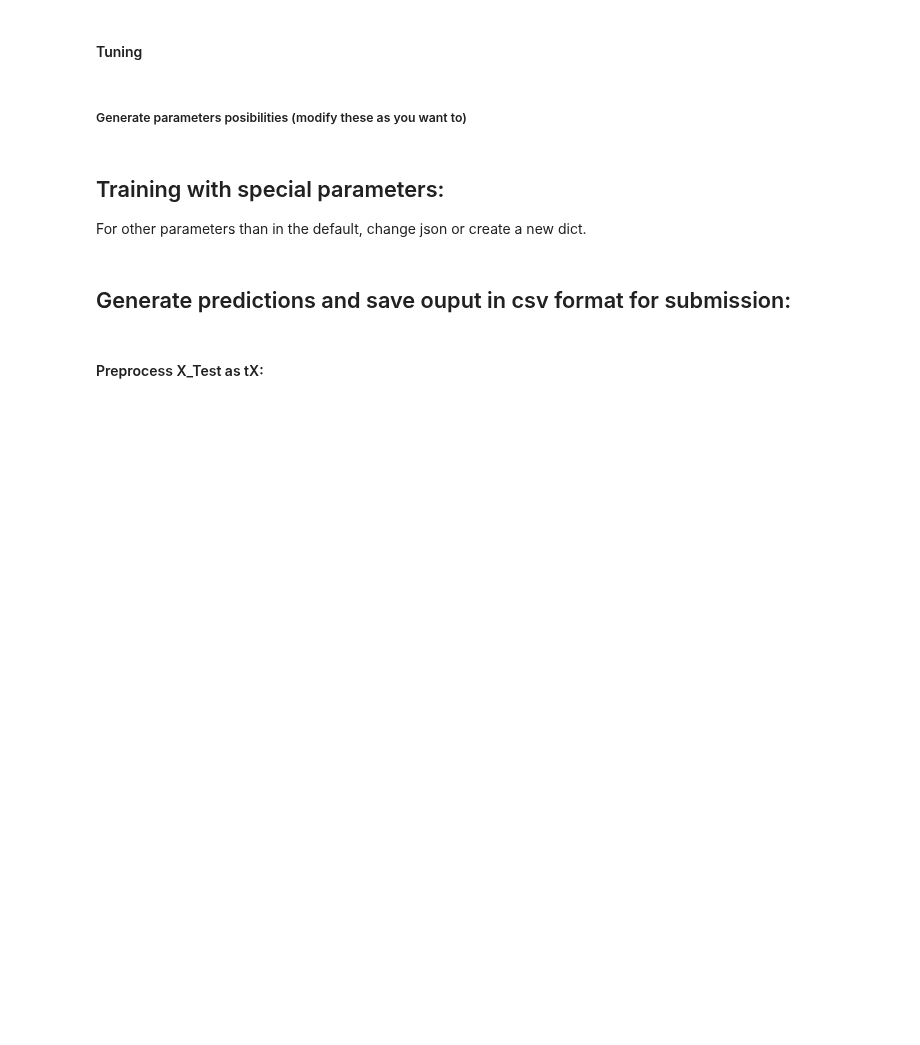
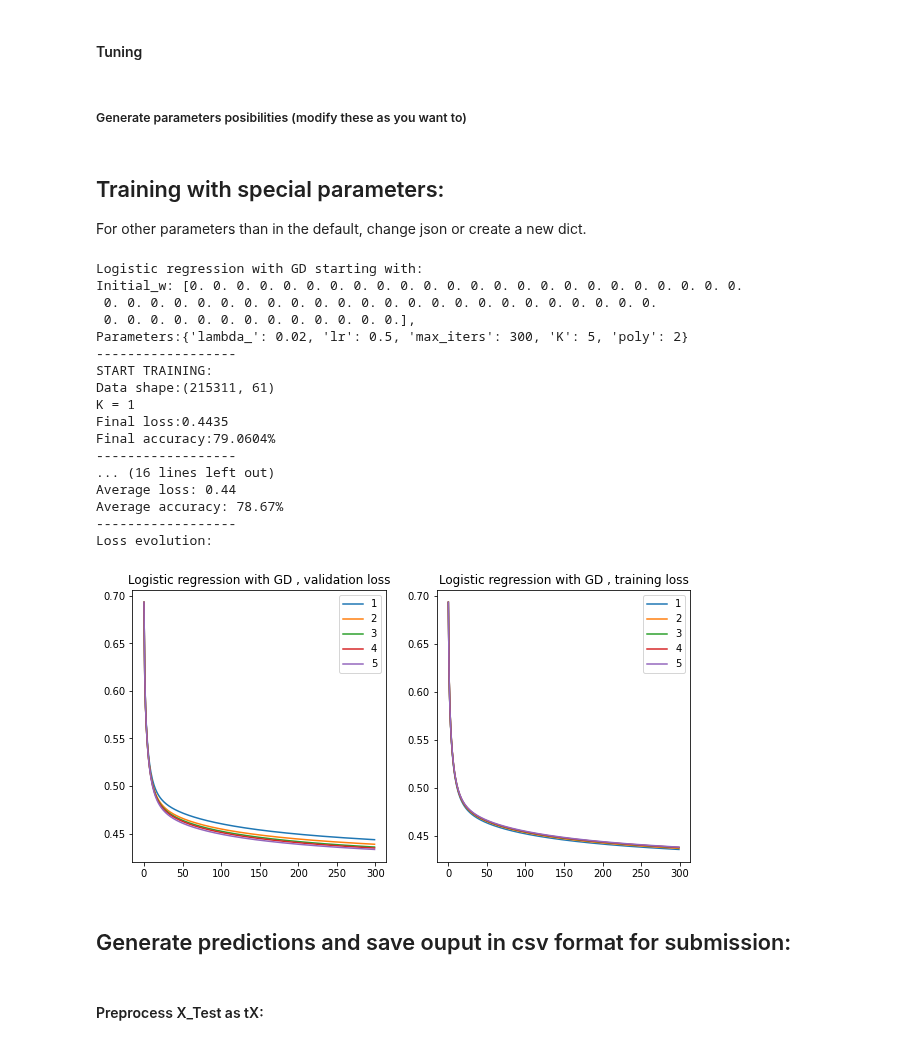
Before and after one commit to Dreyvor/ML_Project_1, a Jupyter notebook: final_submission/project_1.ipynb, the cells around one changed output. Drawn from its saved outputs; the diff is of its cells as text; code cells hidden in the pictures; blank space fills up the shorter version.

```diff
--- a/final_submission/project_1.ipynb
+++ b/final_submission/project_1.ipynb
@@ -269,6 +323,6 @@ Loss evolution:
 # %%
 # Test of logistic regularized regression:
-best_w, avg_loss = reg_logistic_regression(y, tX, lambda_ = 0.02, initial_w = np.zeros(tX.shape[1]*2+1),
+best_w, avg_loss = reg_logistic_regression(y, tX_std, lambda_ = 0.02, initial_w = np.zeros(tX.shape[1]*2+1),
                                     max_iters = 100, gamma = 0.01)
 # %% [output]
 Logistic regression with GD starting with:
@@ -449,13 +503,34 @@ For other parameters than in the default, change json or create a new dict.
 # %%
 ## Training with k-fold:
 model = 'LR'
 
-with open('parameters/parameters.json') as json_file:
+with open('data/parameters.json') as json_file:
     parameters = json.load(json_file)
 
-poly = parameters['LR']['poly']
-best_w, avg_loss = logistic_regression(tx=tX,
-                                    y=y,initial_w=np.zeros(tX.shape[1]*poly+1),
-                                    gamma = 0.18, max_iters = 250)
+poly = parameters[model]['poly']
+best_w, avg_loss = train_model(tX=tX_std,
+                               y=y,
+                               model=model,
+                               initial_w=np.zeros(tX.shape[1] * poly + 1),
+                               param=parameters)
+# %% [output]
+Logistic regression with GD starting with:
+Initial_w: [0. 0. 0. 0. 0. 0. 0. 0. 0. 0. 0. 0. 0. 0. 0. 0. 0. 0. 0. 0. 0. 0. 0. 0.
+ 0. 0. 0. 0. 0. 0. 0. 0. 0. 0. 0. 0. 0. 0. 0. 0. 0. 0. 0. 0. 0. 0. 0. 0.
+ 0. 0. 0. 0. 0. 0. 0. 0. 0. 0. 0. 0. 0.],
+Parameters:{'lambda_': 0.02, 'lr': 0.5, 'max_iters': 300, 'K': 5, 'poly': 2}
+------------------
+START TRAINING:
+Data shape:(215311, 61)
+K = 1
+Final loss:0.4435
+Final accuracy:79.0604%
+------------------
+... (16 lines left out)
+Average loss: 0.44
+Average accuracy: 78.67%
+------------------
+Loss evolution:
+[figure, added]
 # %% [markdown]
 ## Generate predictions and save ouput in csv format for submission:
```
Also changed, not shown: parts of 27 cells of this notebook, 9 other files.
